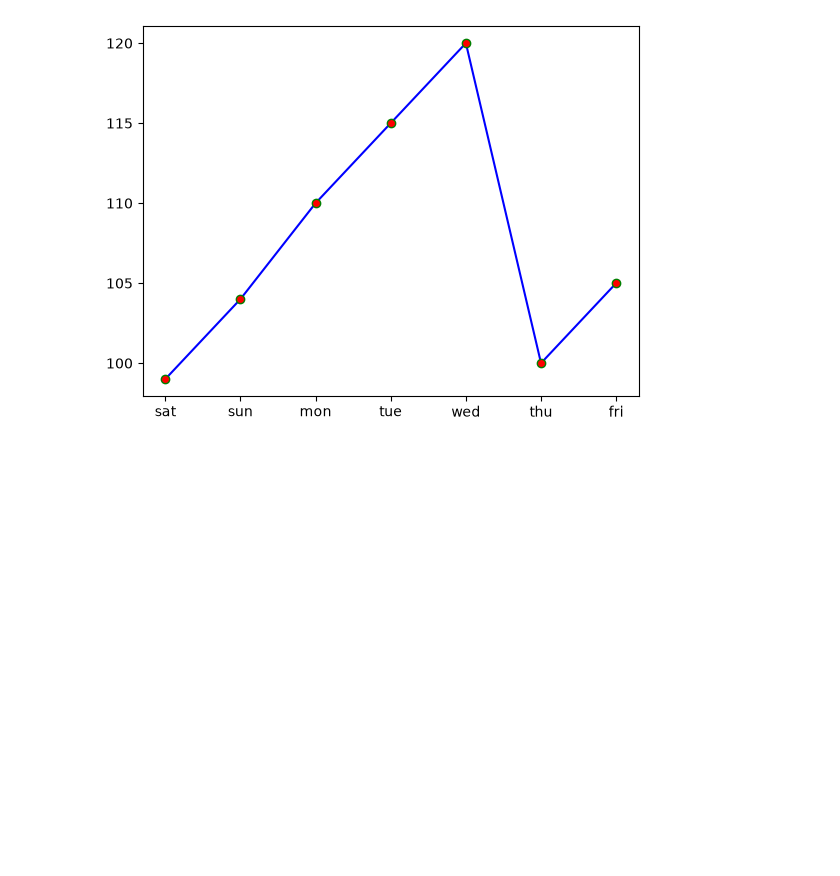
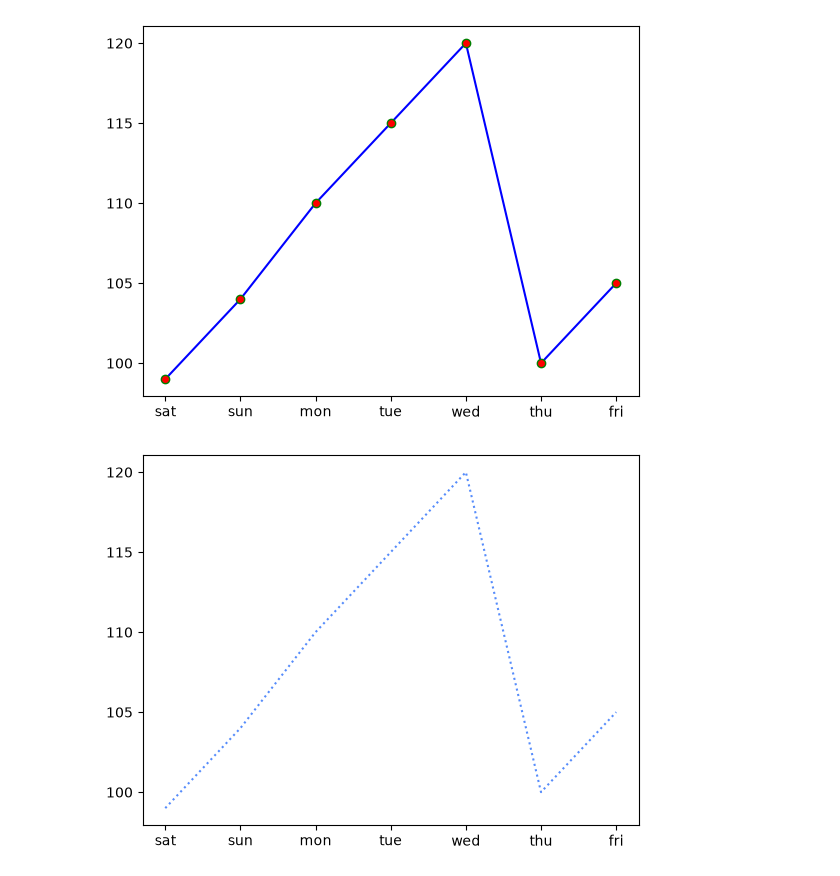
Before and after one commit to NazaninMontazeri/data_analysis_exercises, a Jupyter notebook: data_03/line_plot.ipynb, the cells around one changed output. Cells and saved outputs as stored; diff of their text form; code cells hidden in the pictures; blank space fills up the shorter version.

```diff
--- a/data_03/line_plot.ipynb
+++ b/data_03/line_plot.ipynb
@@ -34,3 +34,9 @@ plt.plot(days , company_1 , marker = "o" , color = "b" , markerfacecolor = "red"
 plt.show()
 # %% [output]
 [figure]
+# %%
+plt.plot(days , company_1 , linestyle = "dotted")
+
+plt.show()
+# %% [output]
+[figure, added]
```
Also changed, not shown: parts of 2 cells of this notebook.
